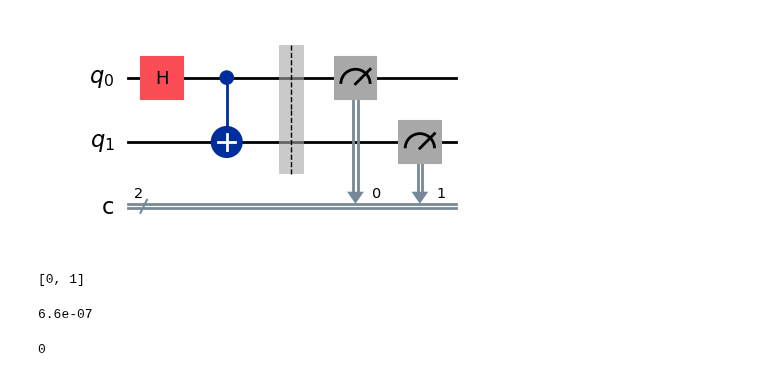
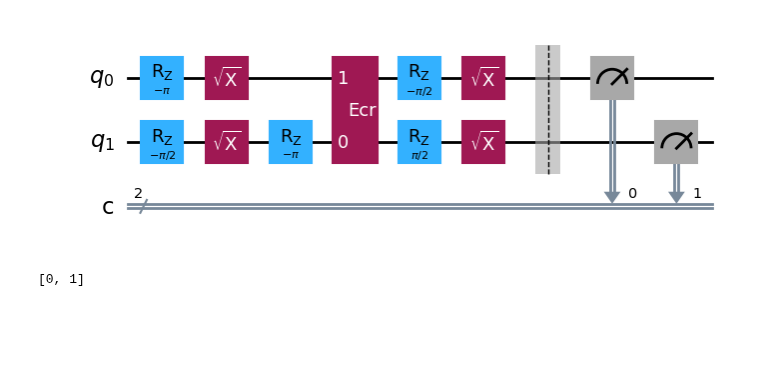
Before and after one commit to CERN-IT-INNOVATION/quantum-gates, a Jupyter notebook: src/01try_ECR.ipynb, the cells around one changed output. Drawn from its saved outputs; the diff is of its cells as text; code cells hidden in the pictures; blank space fills up the shorter version.

```diff
--- a/src/01try_ECR.ipynb
+++ b/src/01try_ECR.ipynb
@@ -20,9 +19,0 @@ IBM_TOKEN = "Your Token"
-# %%
-circ = QuantumCircuit(2,2)
-circ.h(0)
-circ.cx(0,1)
-circ.barrier(range(2))
-circ.measure(range(2),range(2))
-circ.draw('mpl')
-# %% [output]
-[figure, removed]
@@ -29,3 +24,32 @@ circ.draw('mpl')
+# %%
+N_QUBIT = 2
+N_BIT = 2
+
+circ = QuantumCircuit(N_QUBIT,N_BIT)
+
+
+circ.rz(-np.pi, 0)
+circ.rz(-np.pi/2, 1)
+circ.sx(0)
+circ.sx(1)
+
+circ.rz(-np.pi, 1)
+circ.ecr(1,0)
+circ.rz(-np.pi/2,0)
+circ.rz(np.pi/2,1)
+circ.sx(0)
+circ.sx(1)
+
+#circ.rz(np.pi/2,0)
+#circ.rz(np.pi/2,1)
+
+
+
+circ.barrier(range(N_QUBIT))
+circ.measure(range(N_QUBIT),range(N_QUBIT))
+circ.draw('mpl')
+# %% [output]
+[figure, added]
 # %%
 config = {
     "backend": {
@@ -36,7 +60,17 @@ config = {
     },
     "run": {
         "shots": 1000,
-        "qubits_layout": [0, 1],
+        "qubits_layout": [0,1],
         "psi0": [1, 0, 0, 0]
     }
 }
+
+run_config = config["run"]
+qubits_layout = run_config["qubits_layout"]
+print(qubits_layout)
+
+device_param = DeviceParameters(qubits_layout)
+device_param.load_from_backend(backend)
+device_param_lookup = device_param.__dict__()
+# %% [output]
+[0, 1]
@@ -54,10 +76,0 @@ prop = backend.properties()
-# %%
-run_config = config["run"]
-qubits_layout = run_config["qubits_layout"]
-print(qubits_layout)
-# %% [output]
-[0, 1]
-# %%
-prop.gate_length('ecr', [qubits_layout[1], qubits_layout[0]])
-# %% [output]
-6.6e-07
@@ -79,11 +86,4 @@ t_circ = transpile(
 )
 
 #t_circ.draw(output='mpl')
-# %%
-q = t_circ.data[1][1][0]._index
-q = qubits_layout.index(q)
-
-print(q)
-# %% [output]
-0
 # %%
```
Also changed, not shown: parts of 6 cells of this notebook, 6 other files.
